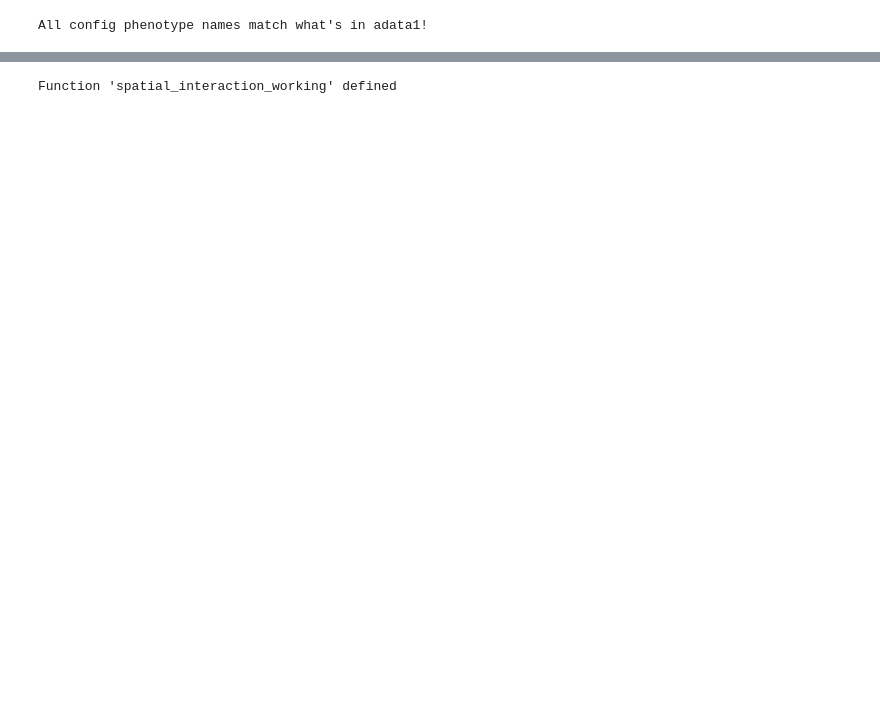
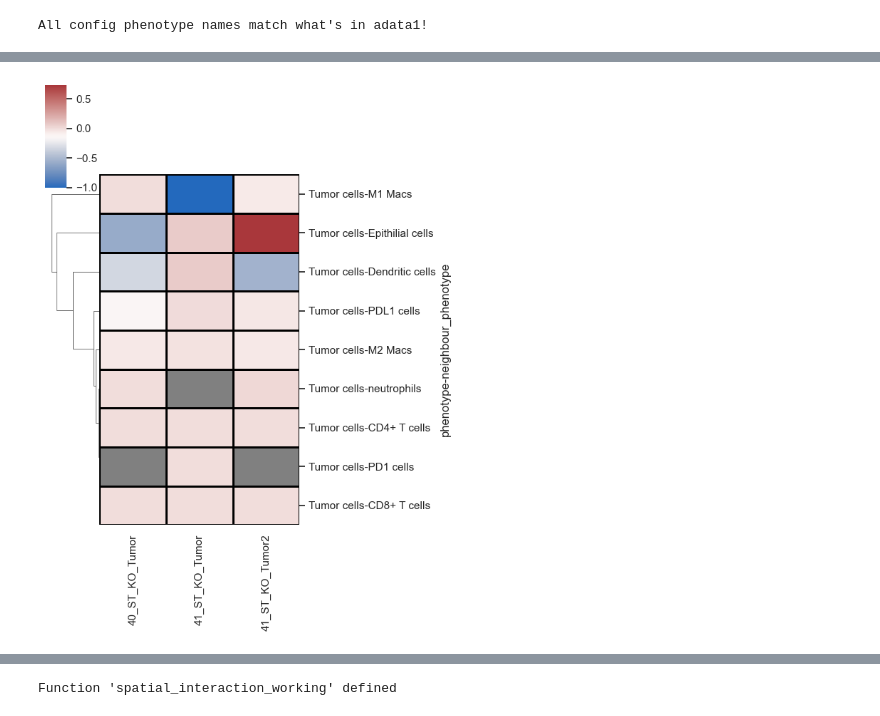
Before and after one commit to elizabethxiu/Elizabeth_Notebooks, a Jupyter notebook: 05_SCIMAP_across_sample_visuals.ipynb, the cells around one changed output, grey strips where cells are left out. Saved outputs shown, nothing was run; the diff lists cells and outputs as text; code cells hidden in the pictures; blank space fills up the shorter version.

```diff
--- a/05_SCIMAP_across_sample_visuals.ipynb
+++ b/05_SCIMAP_across_sample_visuals.ipynb
@@ -391,10 +455,11 @@ sm.pl.foldchange(
 # %%
 ## Scimap spatial interaction
-# Computed by comparing real neighbor counts to 1000 random permutations; runs separately for each ROI so can take a few mins
+# Computed by comparing real neighbor counts to 100 random permutations; runs separately for each ROI so can take a few mins
 adata1 = sm.tl.spatial_interaction( # tests if cell types neighbor each other more/less than chance
     adata1,
     method='radius', #define neighbors by distance (versus 'knn' which is a fixed number of neighbors)
     radius=interaction_radius, # what we defined as "neighbor" distance
+    permutation=100, # number of random permutations to compare against -- lower = faster, less precise p-values
     imageid=roi_col,
     phenotype=phenotype_col,
     label='spatial_interaction_radius' #name to store the results under in adata1
@@ -408,17 +483,23 @@ KeyboardInterrupt:
 # %%
 ## Plot the results from the previous cell
 # Red --> 2 cell types neighbor each other more than chance
 # Blue --> they neighbor each other less than chance
 # Grey --> no significant relationship
-# Each column is 1 ROI, compare patterns across ROIs
+# Each column is 1 region, compare patterns across samples/regions
 
+# Restricted to distance_from -> distance_to (your curated list of cell types of interest,
+# already defined in config) instead of the full phenotype x phenotype grid
 sm.pl.spatial_interaction(
     adata1,
     spatial_interaction='spatial_interaction_radius',
+    subset_phenotype=[distance_from], # only rows where the "center" cell is this type
+    subset_neighbour_phenotype=distance_to, # only these neighbor types -- same curated list used in the distance section
     yticklabels=True, # show the cell pair labels on the y axis
     figsize=(6, 8),
     row_cluster=True, # group rows with similar patterns together
-    summarize_plot=False, # show each ROI separately instead of averaging
+    summarize_plot=False, # keep each region as its own column so samples/regions stay comparable side by side
     linewidths=0.75,
     linecolor='black'
 )
+# %% [output]
+[figure, added]
```
Also changed, not shown: parts of 25 cells of this notebook.
